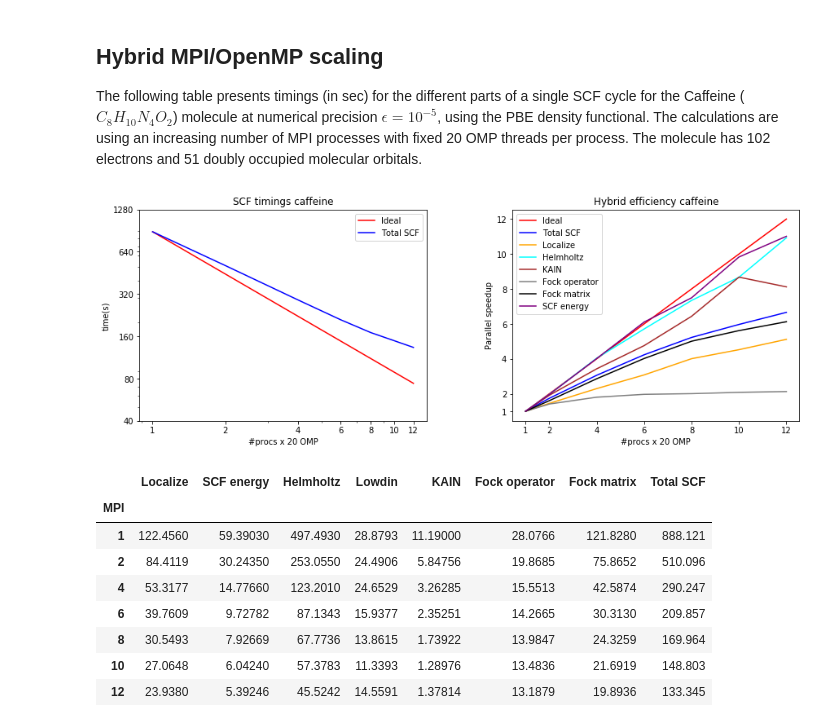
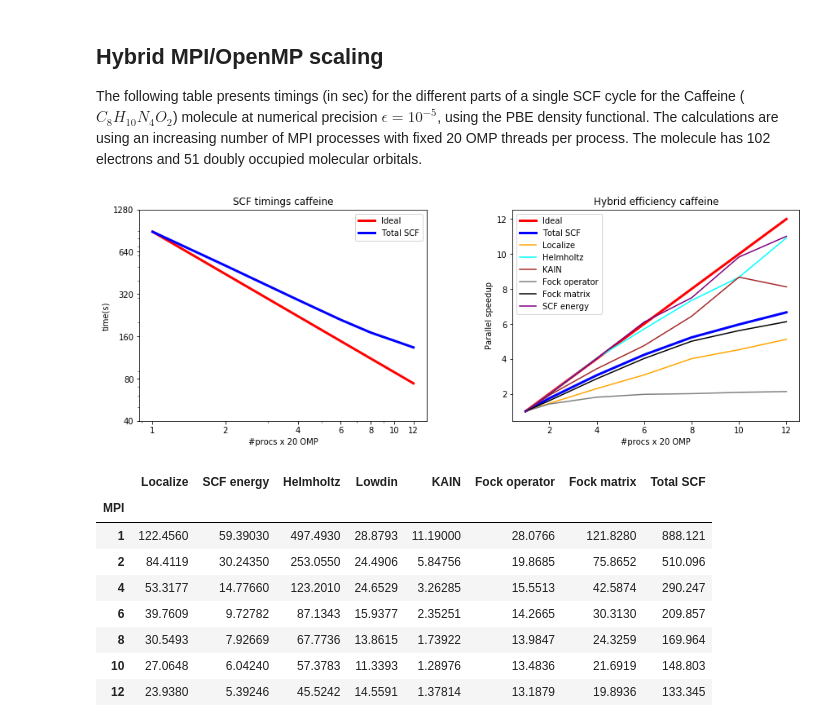
Before and after one commit to MRChemSoft/mrchem-benchmark, a Jupyter notebook: caffeine.ipynb, the cells around one changed output. Drawn from its saved outputs; the diff is of its cells as text; code cells hidden in the pictures.

```diff
--- a/caffeine.ipynb
+++ b/caffeine.ipynb
@@ -178,42 +178,40 @@ ref=1
 mol='caffeine'
 hybrid_frame = pd.read_csv("caffeine/scf.csv", index_col=[0,2,1])
 hybrid_series = hybrid_frame.loc[mol,omp]
 
 plt.subplot(121)
 plt.title('SCF timings ' + mol)
-plt.plot(hybrid_series.index, ref*hybrid_series['Total SCF'][ref]/hybrid_series.index, 'r', label='Ideal')
-plt.plot(hybrid_series['Total SCF'], 'b', label='Total SCF')
+plt.plot(hybrid_series.index, ref*hybrid_series['Total SCF'][ref]/hybrid_series.index, c='red', lw=3, label='Ideal')
+plt.plot(hybrid_series['Total SCF'], c='blue', lw=3, label='Total SCF')
 plt.legend(loc='upper right')
 plt.yscale('log')
 plt.xscale('log')
 plt.yticks([40, 80, 160, 320, 640, 1280], [40, 80, 160, 320, 640, 1280])
 plt.xticks([1, 2, 4, 6, 8, 10, 12], [1, 2, 4, 6, 8, 10, 12])
 plt.ylabel('time(s)')
 plt.xlabel('#procs' + ' x ' + str(omp) + ' OMP')
 
 plt.subplot(122)
 plt.title('Hybrid efficiency ' + mol)
-plt.plot(hybrid_series.index, hybrid_series.index, c='red', label='Ideal')
-plt.plot(ref*hybrid_series['Total SCF'][ref]/hybrid_series['Total SCF'], c='blue', label='Total SCF')
+plt.plot(hybrid_series.index, hybrid_series.index, c='red', lw=3, label='Ideal')
+plt.plot(ref*hybrid_series['Total SCF'][ref]/hybrid_series['Total SCF'], c='blue', lw=3, label='Total SCF')
 plt.plot(ref*hybrid_series['Localize'][ref]/hybrid_series['Localize'], c='orange', label='Localize')
 plt.plot(ref*hybrid_series['Helmholtz'][ref]/hybrid_series['Helmholtz'], c='cyan', label='Helmholtz')
 plt.plot(ref*hybrid_series['KAIN'][ref]/hybrid_series['KAIN'], c='brown', label='KAIN')
 plt.plot(ref*hybrid_series['Fock operator'][ref]/hybrid_series['Fock operator'], c='gray', label='Fock operator')
 plt.plot(ref*hybrid_series['Fock matrix'][ref]/hybrid_series['Fock matrix'], c='black', label='Fock matrix')
 plt.plot(ref*hybrid_series['SCF energy'][ref]/hybrid_series['SCF energy'], c='purple', label='SCF energy')
 plt.legend(loc='upper left')
-#plt.yscale('log')
-#plt.xscale('log')
-plt.yticks([1, 2, 4, 6, 8, 10, 12], [1, 2, 4, 6, 8, 10, 12])
-plt.xticks([1, 2, 4, 6, 8, 10, 12], [1, 2, 4, 6, 8, 10, 12])
+plt.yticks([2, 4, 6, 8, 10, 12], [2, 4, 6, 8, 10, 12])
+plt.xticks([2, 4, 6, 8, 10, 12], [2, 4, 6, 8, 10, 12])
 plt.ylabel('Parallel speedup')
 plt.xlabel('#procs' + ' x ' + str(omp) + ' OMP')
 
 plt.subplots_adjust(top=1.0, bottom=0.1, right=2, wspace=.30)
 plt.show()
 mpi_frame.loc[mol,omp,:]
 # %% [output]
-[figure, old version]
+[figure, new version]
 |  | Localize | SCF energy | Helmholtz | Lowdin | KAIN | Fock operator | Fock matrix | Total SCF |
 | MPI |  |  |  |  |  |  |  |  |
 | 1 | 122.4560 | 59.39030 | 497.4930 | 28.8793 | 11.19000 | 28.0766 | 121.8280 | 888.121 |
```
Also changed, not shown: parts of 2 cells of this notebook.
